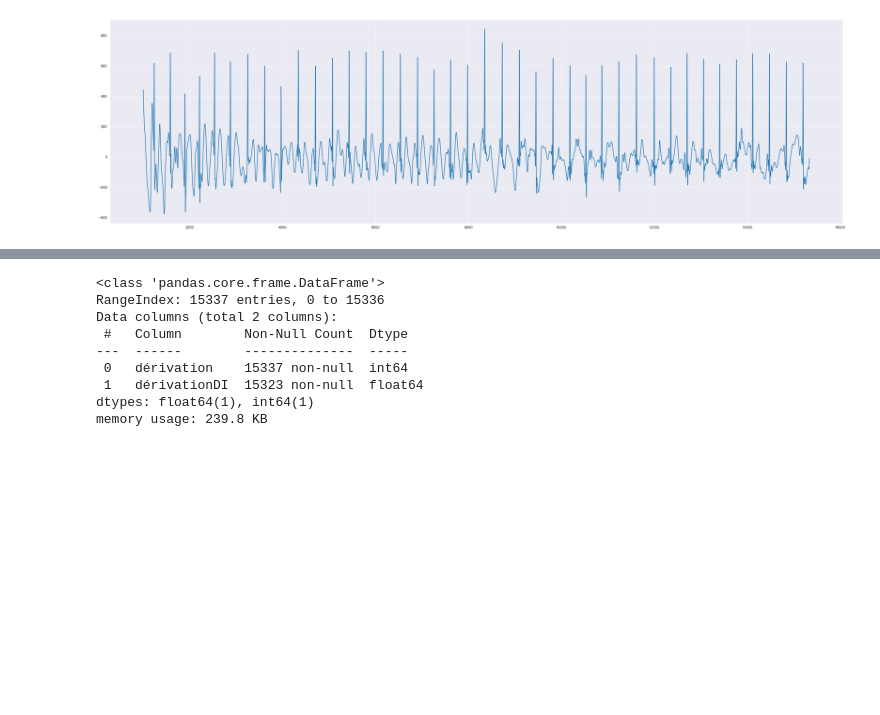
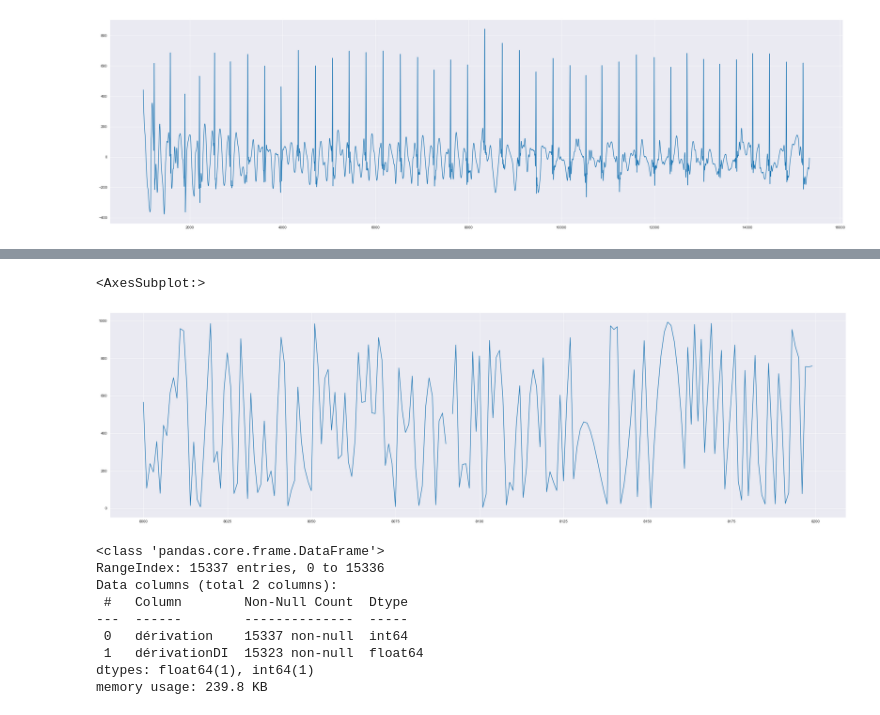
Before and after one commit to pbellot/Physio, a Jupyter notebook: explorationECG.ipynb, the cells around one changed output, grey strips where cells are left out. Cells and saved outputs as stored; diff of their text form; code cells hidden in the pictures; blank space fills up the shorter version.

```diff
--- a/explorationECG.ipynb
+++ b/explorationECG.ipynb
@@ -61,3 +66,8 @@ ecg.iloc[1000:]['dérivation'].plot(figsize=(35,10))
+# %%
+ecg.iloc[8000:8200]['dérivationDI'].plot(figsize=(35,10))
+# %% [output]
+<AxesSubplot:>
+[figure, added]
 # %%
 ecg.info()
 # %% [output]
```
Also changed, not shown: parts of 10 cells of this notebook.
